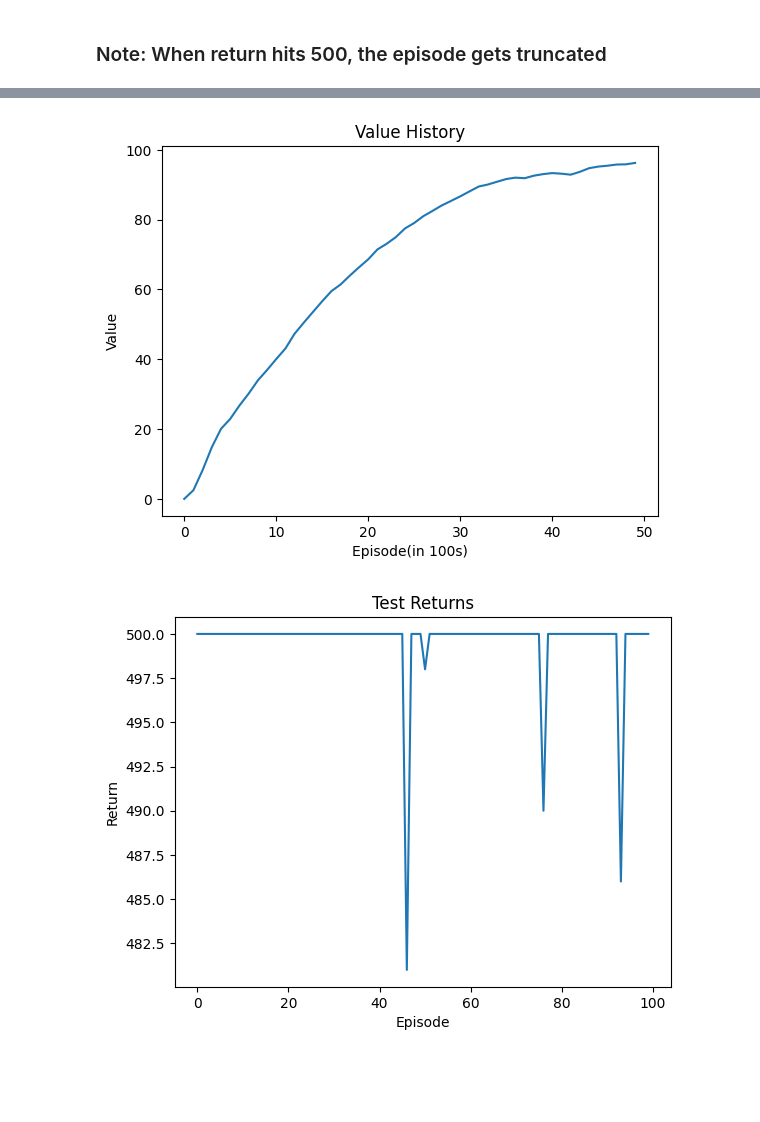
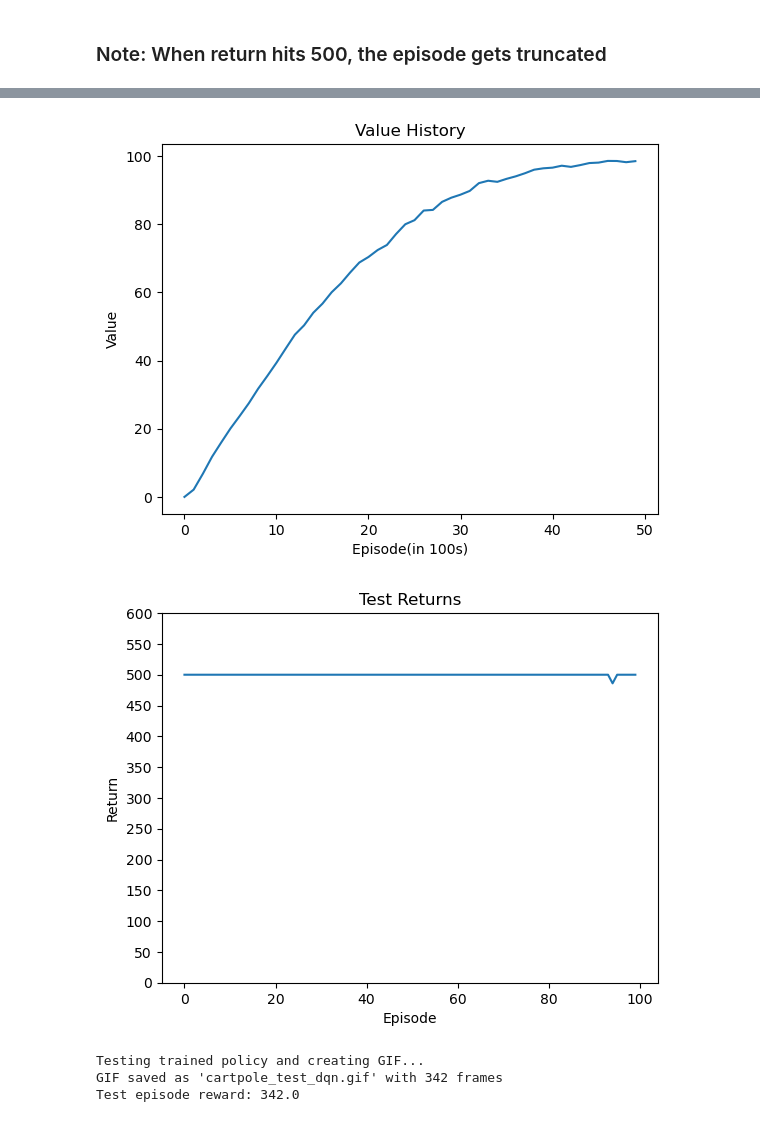
Before and after one commit to s0han24/non_tabular_rl, a Jupyter notebook: ddqn_cartpole.ipynb, the cells around one changed output, grey strips where cells are left out. Drawn from its saved outputs; the diff is of its cells as text; code cells hidden in the pictures; blank space fills up the shorter version.

```diff
--- a/ddqn_cartpole.ipynb
+++ b/ddqn_cartpole.ipynb
@@ -190,7 +190,8 @@ for episode in tqdm(range(num_episodes)):
 
         q_values = model(states).gather(1, actions.unsqueeze(1)).squeeze(1)
         with torch.no_grad():
-            next_q_values = target_model(next_states).max(dim=1)[0]
+            next_actions = model(next_states).argmax(dim=1)
+            next_q_values = target_model(next_states).gather(1, next_actions.unsqueeze(1)).squeeze(1)
         target_q_values = rewards + (1 - dones) * gamma * next_q_values
 
         loss = criterion(q_values, target_q_values)
@@ -233,7 +234,7 @@ plt.ylabel('Value')
 plt.title('Value History')
 plt.show()
 # %% [output]
-[figure, old version]
+[figure, new version]
 # %%
 # testing the policy
 test_returns = []
@@ -261,9 +262,10 @@ for _ in tqdm(range(100)):
 env.close()
 # %%
 plt.plot(test_returns)
+plt.yticks(np.arange(0, 650, 50))
 plt.xlabel('Episode')
 plt.ylabel('Return')
 plt.title('Test Returns')
 plt.show()
 # %% [output]
-[figure, old version]
+[figure, new version]
@@ -269,0 +312,6 @@ plt.show()
+# %%
+test_and_create_gif(model, gif_filename='cartpole_test_dqn.gif')
+# %% [output]
+Testing trained policy and creating GIF...
+GIF saved as 'cartpole_test_dqn.gif' with 342 frames
+Test episode reward: 342.0
```
Also changed, not shown: parts of 6 cells of this notebook, 2 other files.
